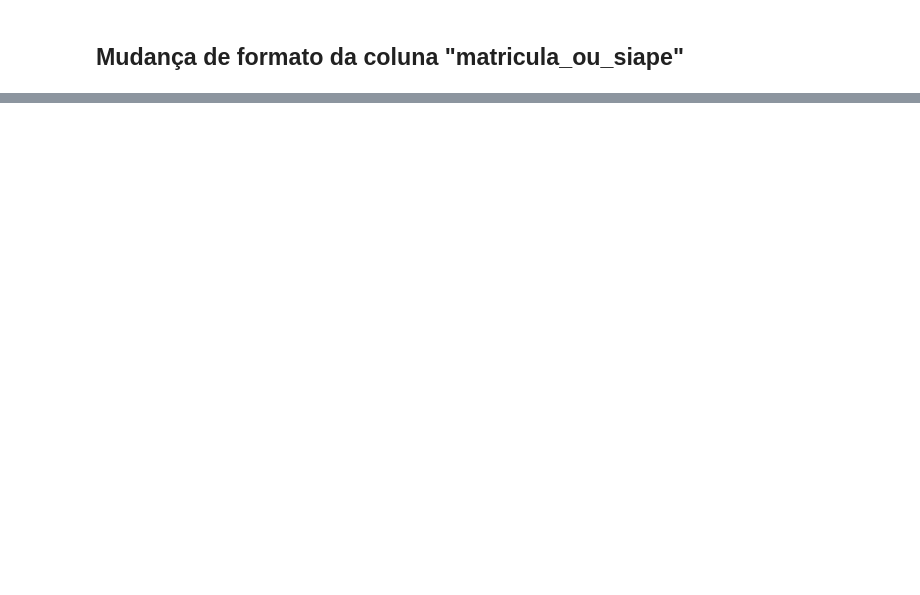
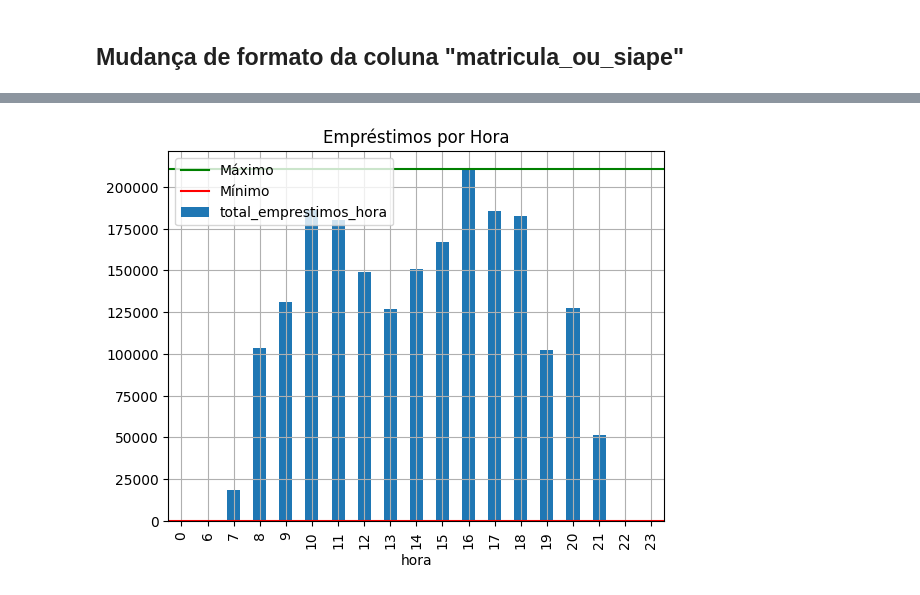
Before and after one commit to hudsonhcp/Sistema-de-Bibliotecas-da-UFRN, a Jupyter notebook: 7_Days_of_Code_Alura_Python_Pandas.ipynb, the cells around one changed output, grey strips where cells are left out. Saved outputs shown, nothing was run; the diff lists cells and outputs as text; code cells hidden in the pictures; blank space fills up the shorter version.

```diff
--- a/7_Days_of_Code_Alura_Python_Pandas.ipynb
+++ b/7_Days_of_Code_Alura_Python_Pandas.ipynb
@@ -273,0 +437,2 @@ memory usage: 881.0+ KB
+# %%
+emprestimos_por_hora = total_emprestimos['data_emprestimo'].dt.hour.value_counts().to_frame('total_emprestimos_hora')
@@ -273,0 +459,4 @@ memory usage: 881.0+ KB
+# %%
+emprestimos_por_hora.index.rename(name = 'hora', inplace = True)
+# %%
+emprestimos_por_hora = emprestimos_por_hora.sort_values(by='hora', ascending = True)
@@ -273,0 +484,11 @@ memory usage: 881.0+ KB
+# %%
+emprestimos_por_hora.plot(kind = 'bar')
+plt.axhline(emprestimos_por_hora['total_emprestimos_hora'].max(), color = 'green', label = 'Máximo')
+plt.axhline(emprestimos_por_hora['total_emprestimos_hora'].min(), color = 'red', label = 'Mínimo')
+plt.legend()
+plt.grid()
+plt.title('Empréstimos por Hora')
+
+plt.show()
+# %% [output]
+[figure, added]
```
Also changed, not shown: parts of 41 cells of this notebook.
